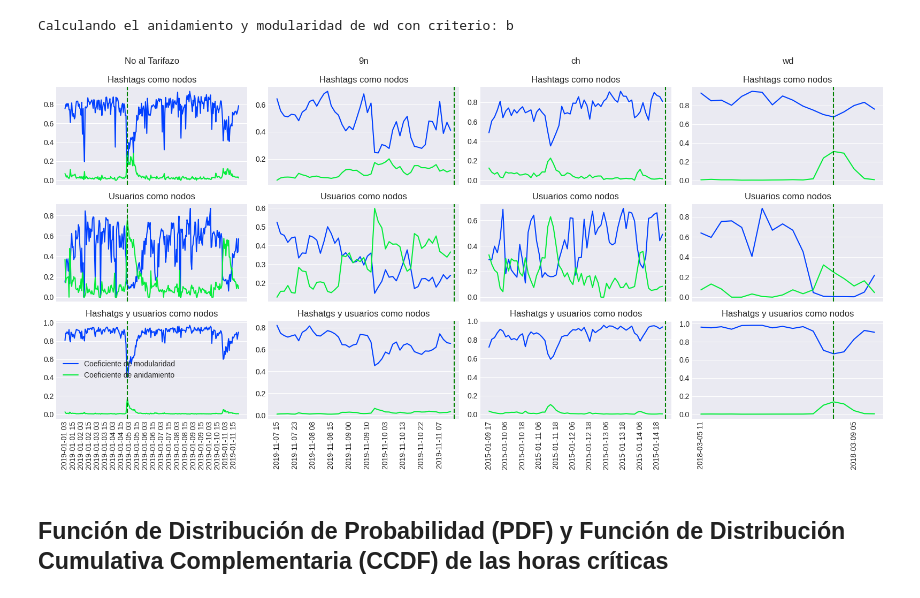
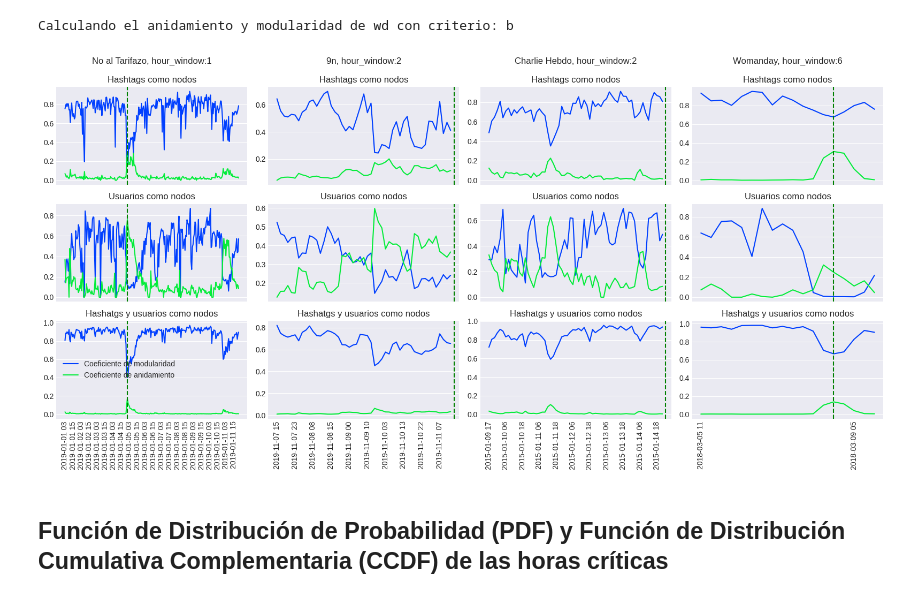
Before and after one commit to Manusua/self-similarity-in-social-movements, a Jupyter notebook: Self similarity in social movements.ipynb, the cells around one changed output. Drawn from its saved outputs; the diff is of its cells as text; code cells hidden in the pictures.

```diff
--- a/Self similarity in social movements.ipynb
+++ b/Self similarity in social movements.ipynb
@@ -451,7 +451,7 @@ axs[0, 0].plot(dt_sort_arr_nat, mod_sort_nat_h)
 axs[0, 0].plot(dt_sort_arr_nat, nest_sort_nat_h)
 axs[0, 0].axvline(x=datetime.datetime.fromtimestamp(int(HORA_CRITICA_NAT)*3600, tz=datetime.timezone.utc).strftime("%Y-%m-%d %H"), color="green", ls="--")
 axs[0, 0].get_xaxis().set_visible(False)
-axs[0, 0].set_title("No al Tarifazo\n\nHashtags como nodos")
+axs[0, 0].set_title("No al Tarifazo, hour_window:" + str(hour_window_nat) + "\n\nHashtags como nodos")
 
 # Usuarios como nodos
 axs[1, 0].plot(dt_sort_arr_nat, mod_sort_nat_u)
@@ -478,7 +478,7 @@ axs[0, 1].plot(dt_sort_arr_9n, mod_sort_9n_h)
 axs[0, 1].plot(dt_sort_arr_9n, nest_sort_9n_h)
 axs[0, 1].axvline(x=datetime.datetime.fromtimestamp(int(HORA_CRITICA_9N)*3600, tz=datetime.timezone.utc).strftime("%Y-%m-%d %H"), color="green", ls="--")
 axs[0, 1].get_xaxis().set_visible(False)
-axs[0, 1].set_title("9n\n\nHashtags como nodos")
+axs[0, 1].set_title("9n, hour_window:" + str(hour_window_9n) + "\n\nHashtags como nodos")
 
 # Usuarios como nodos
 axs[1, 1].plot(dt_sort_arr_9n, mod_sort_9n_u)
@@ -502,7 +502,7 @@ axs[0, 2].plot(dt_sort_arr_ch[lim_ch_und:lim_ch_sup], mod_sort_ch_h[lim_ch_und:l
 axs[0, 2].plot(dt_sort_arr_ch[lim_ch_und:lim_ch_sup], nest_sort_ch_h[lim_ch_und:lim_ch_sup])
 axs[0, 2].axvline(x=datetime.datetime.fromtimestamp(int(HORA_CRITICA_CH)*3600, tz=datetime.timezone.utc).strftime("%Y-%m-%d %H"), color="green", ls="--")
 axs[0, 2].get_xaxis().set_visible(False)
-axs[0, 2].set_title("ch\n\nHashtags como nodos")
+axs[0, 2].set_title("Charlie Hebdo, hour_window:" + str(hour_window_ch) + "\n\nHashtags como nodos")
 
 # Usuarios como nodos
 axs[1, 2].plot(dt_sort_arr_ch[lim_ch_und:lim_ch_sup], mod_sort_ch_u[lim_ch_und:lim_ch_sup])
@@ -523,35 +523,35 @@ axs[2, 2].set_title("Hashatgs y usuarios como nodos")
 
 
 
 axs[0, 3].plot(dt_sort_arr_wd[lim_wd_und:lim_wd_sup], mod_sort_wd_h[lim_wd_und:lim_wd_sup])
 axs[0, 3].plot(dt_sort_arr_wd[lim_wd_und:lim_wd_sup], nest_sort_wd_h[lim_wd_und:lim_wd_sup])
 axs[0, 3].axvline(x=datetime.datetime.fromtimestamp(int(HORA_CRITICA_WD)*3600, tz=datetime.timezone.utc).strftime("%Y-%m-%d %H"), color="green", ls="--")
 axs[0, 3].get_xaxis().set_visible(False)
-axs[0, 3].set_title("wd\n\nHashtags como nodos")
+axs[0, 3].set_title("Womanday, hour_window:" + str(hour_window_wd) + "\n\nHashtags como nodos")
 
 # Usuarios como nodos
 axs[1, 3].plot(dt_sort_arr_wd[lim_wd_und:lim_wd_sup], mod_sort_wd_u[lim_wd_und:lim_wd_sup])
 axs[1, 3].plot(dt_sort_arr_wd[lim_wd_und:lim_wd_sup], nest_sort_wd_u[lim_wd_und:lim_wd_sup])
 axs[1, 3].axvline(x=datetime.datetime.fromtimestamp(int(HORA_CRITICA_WD)*3600, tz=datetime.timezone.utc).strftime("%Y-%m-%d %H"), color="green", ls="--")
 axs[1, 3].get_xaxis().set_visible(False)
 axs[1, 3].set_title("Usuarios como nodos")
 
 # Redes bipartitas
 axs[2, 3].plot(dt_sort_arr_wd[lim_wd_und:lim_wd_sup], mod_sort_wd_b[lim_wd_und:lim_wd_sup])
 axs[2, 3].plot(dt_sort_arr_wd[lim_wd_und:lim_wd_sup], nest_sort_wd_b[lim_wd_und:lim_wd_sup])
 axs[2, 3].axvline(x=datetime.datetime.fromtimestamp(int(HORA_CRITICA_WD)*3600, tz=datetime.timezone.utc).strftime("%Y-%m-%d %H"), color="green", ls="--")
 axs[2, 3].set_xticks(dt_sort_arr_wd[lim_wd_und:lim_wd_sup:15])
 axs[2, 3].set_xticklabels(dt_sort_arr_wd[lim_wd_und:lim_wd_sup:15])
 axs[2, 3].grid(axis='x', linestyle='')
 axs[2, 3].tick_params(axis='x', rotation=90)
 axs[2, 3].set_title("Hashatgs y usuarios como nodos")
 
 plt.tight_layout()
 #fig.suptitle('Coeficientes de modularidad y de anidamiento para diferentes formaciones de las redes de conectividad', y=1.05)
 plt.savefig(plots_folder + "mod_nest_nat_" + str(hour_window_nat) + "_9n_" + str(hour_window_9n) + "_ch_" + str(hour_window_ch) +"_wd_" + str(hour_window_wd) + ".png")
 plt.show()
 # %% [output]
-[figure, old version]
+[figure, new version]
 # %% [markdown]
 ## Función de Distribución de Probabilidad (PDF) y Función de Distribución Cumulativa Complementaria (CCDF) de las horas críticas
 # %%
```
Also changed, not shown: parts of 4 cells of this notebook, 23 other files.
